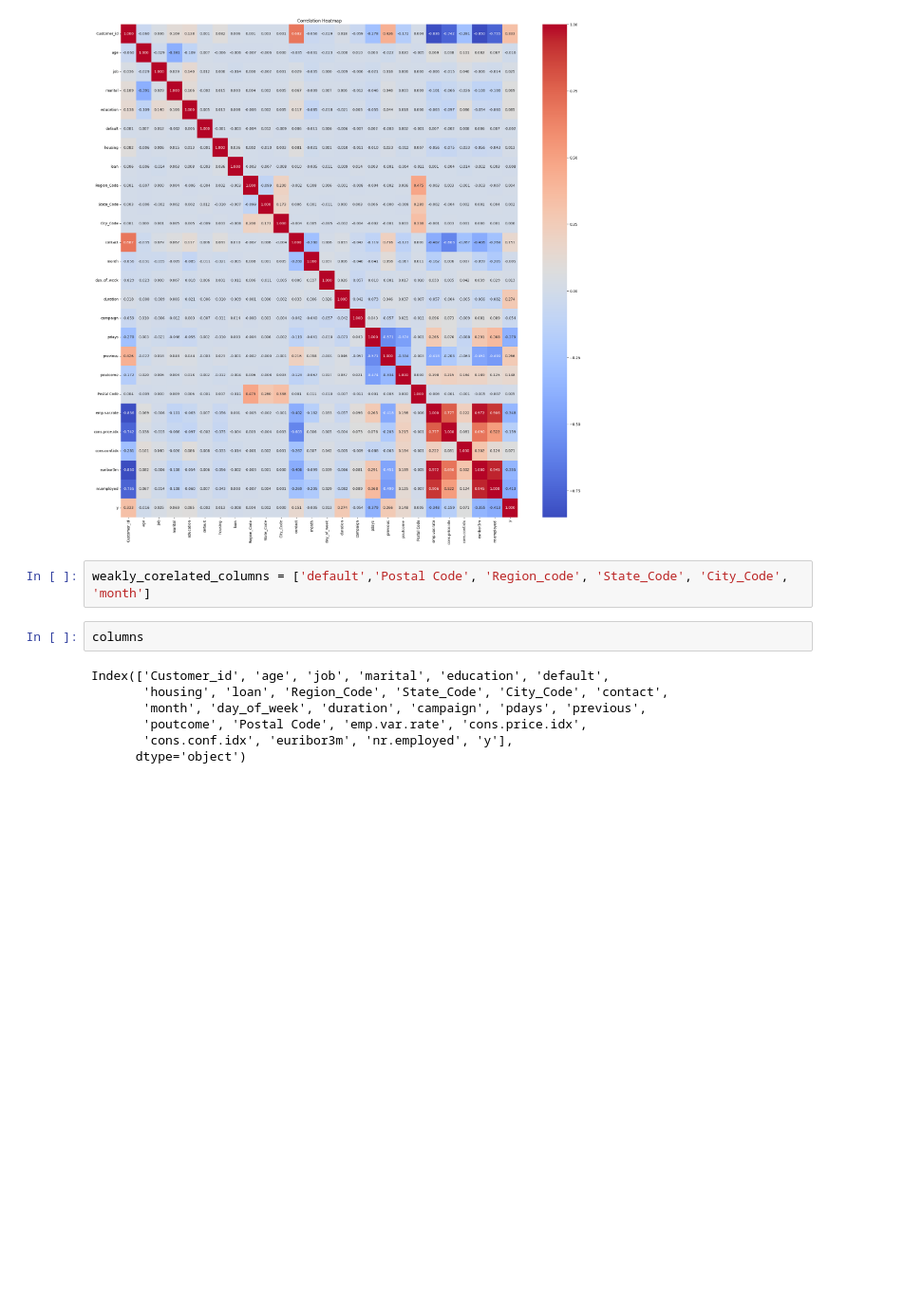
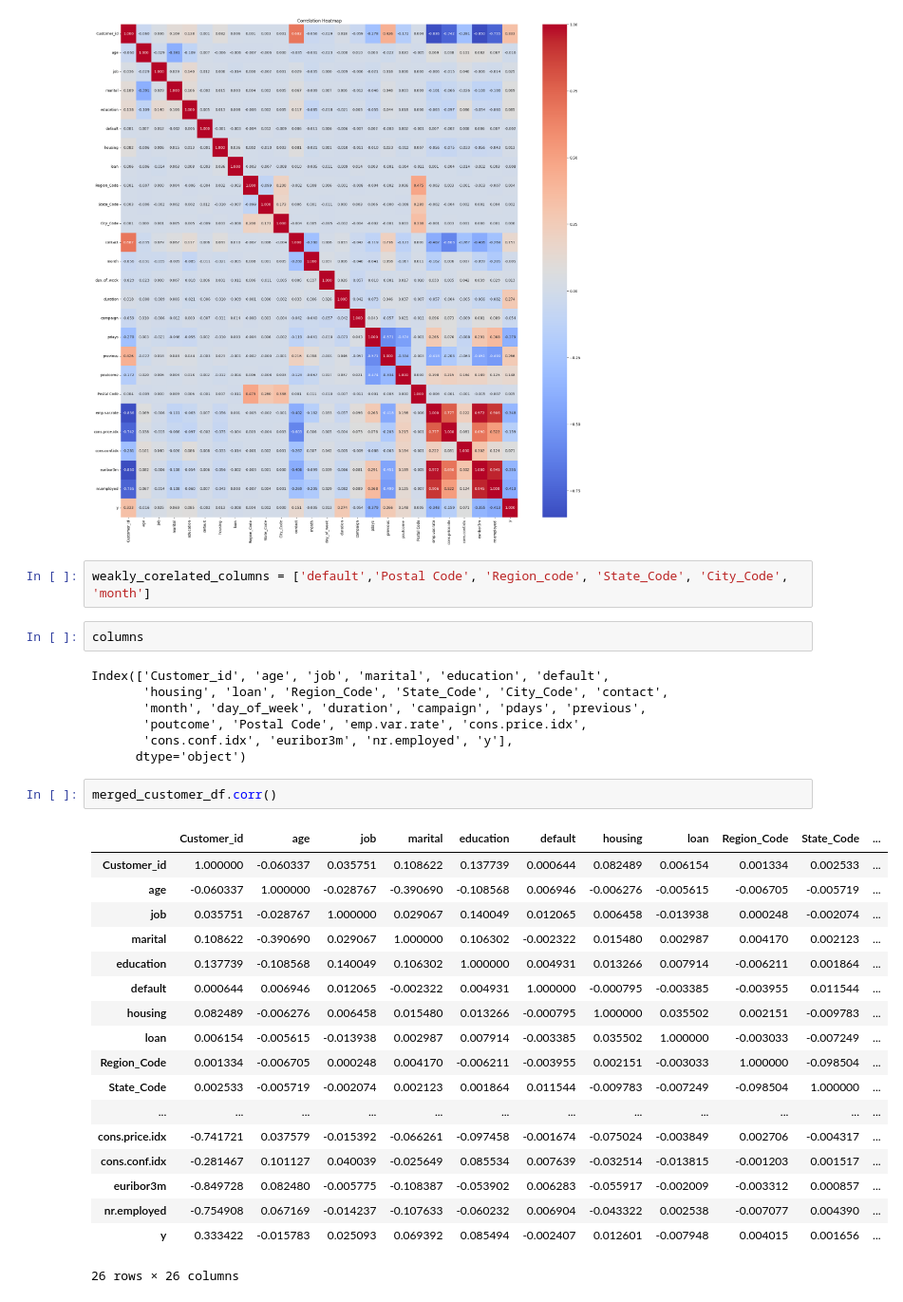
Before and after one commit to Mayank5112/Capstone-Project-5, a Jupyter notebook: capestone-5.ipynb, the cells around one changed output. Shown at 95% size. Drawn from its saved outputs; the diff is of its cells as text; blank space fills up the shorter version.

```diff
--- a/capestone-5.ipynb
+++ b/capestone-5.ipynb
@@ -705,3 +705,24 @@ Index(['Customer_id', 'age', 'job', 'marital', 'education', 'default',
        'poutcome', 'Postal Code', 'emp.var.rate', 'cons.price.idx',
        'cons.conf.idx', 'euribor3m', 'nr.employed', 'y'],
       dtype='object')
+# %%
+merged_customer_df.corr()
+# %% [output]
+|  | Customer_id | age | job | marital | education | default | housing | loan | Region_Code | State_Code | ... |
+| Customer_id | 1.000000 | -0.060337 | 0.035751 | 0.108622 | 0.137739 | 0.000644 | 0.082489 | 0.006154 | 0.001334 | 0.002533 | ... |
+| age | -0.060337 | 1.000000 | -0.028767 | -0.390690 | -0.108568 | 0.006946 | -0.006276 | -0.005615 | -0.006705 | -0.005719 | ... |
+| job | 0.035751 | -0.028767 | 1.000000 | 0.029067 | 0.140049 | 0.012065 | 0.006458 | -0.013938 | 0.000248 | -0.002074 | ... |
+| marital | 0.108622 | -0.390690 | 0.029067 | 1.000000 | 0.106302 | -0.002322 | 0.015480 | 0.002987 | 0.004170 | 0.002123 | ... |
+| education | 0.137739 | -0.108568 | 0.140049 | 0.106302 | 1.000000 | 0.004931 | 0.013266 | 0.007914 | -0.006211 | 0.001864 | ... |
+| default | 0.000644 | 0.006946 | 0.012065 | -0.002322 | 0.004931 | 1.000000 | -0.000795 | -0.003385 | -0.003955 | 0.011544 | ... |
+| housing | 0.082489 | -0.006276 | 0.006458 | 0.015480 | 0.013266 | -0.000795 | 1.000000 | 0.035502 | 0.002151 | -0.009783 | ... |
+| loan | 0.006154 | -0.005615 | -0.013938 | 0.002987 | 0.007914 | -0.003385 | 0.035502 | 1.000000 | -0.003033 | -0.007249 | ... |
+| Region_Code | 0.001334 | -0.006705 | 0.000248 | 0.004170 | -0.006211 | -0.003955 | 0.002151 | -0.003033 | 1.000000 | -0.098504 | ... |
+| State_Code | 0.002533 | -0.005719 | -0.002074 | 0.002123 | 0.001864 | 0.011544 | -0.009783 | -0.007249 | -0.098504 | 1.000000 | ... |
+| ... | ... | ... | ... | ... | ... | ... | ... | ... | ... | ... | ... |
+| cons.price.idx | -0.741721 | 0.037579 | -0.015392 | -0.066261 | -0.097458 | -0.001674 | -0.075024 | -0.003849 | 0.002706 | -0.004317 | ... |
+| cons.conf.idx | -0.281467 | 0.101127 | 0.040039 | -0.025649 | 0.085534 | 0.007639 | -0.032514 | -0.013815 | -0.001203 | 0.001517 | ... |
+| euribor3m | -0.849728 | 0.082480 | -0.005775 | -0.108387 | -0.053902 | 0.006283 | -0.055917 | -0.002009 | -0.003312 | 0.000857 | ... |
+| nr.employed | -0.754908 | 0.067169 | -0.014237 | -0.107633 | -0.060232 | 0.006904 | -0.043322 | 0.002538 | -0.007077 | 0.004390 | ... |
+| y | 0.333422 | -0.015783 | 0.025093 | 0.069392 | 0.085494 | -0.002407 | 0.012601 | -0.007948 | 0.004015 | 0.001656 | ... |
+26 rows × 26 columns
```
